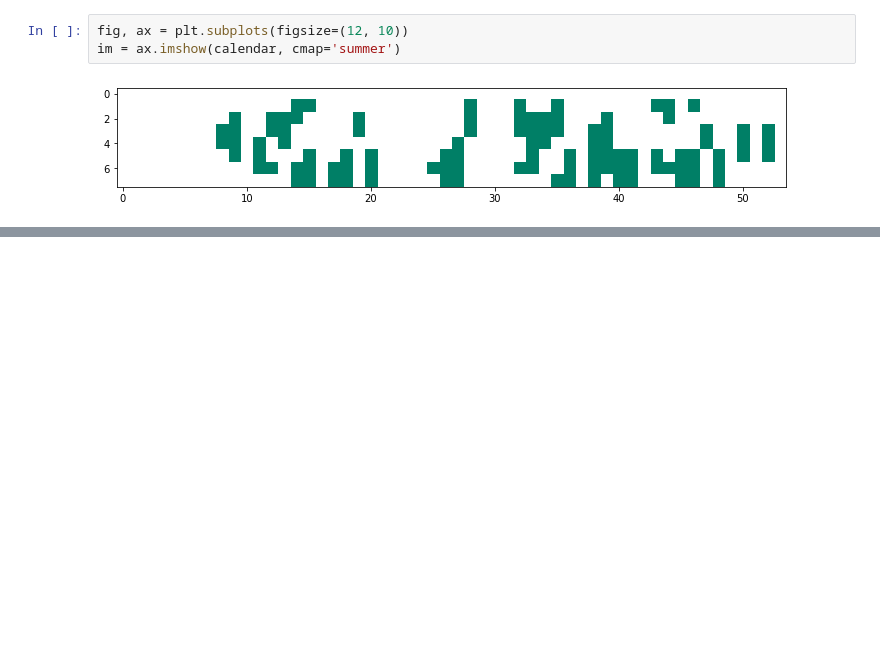
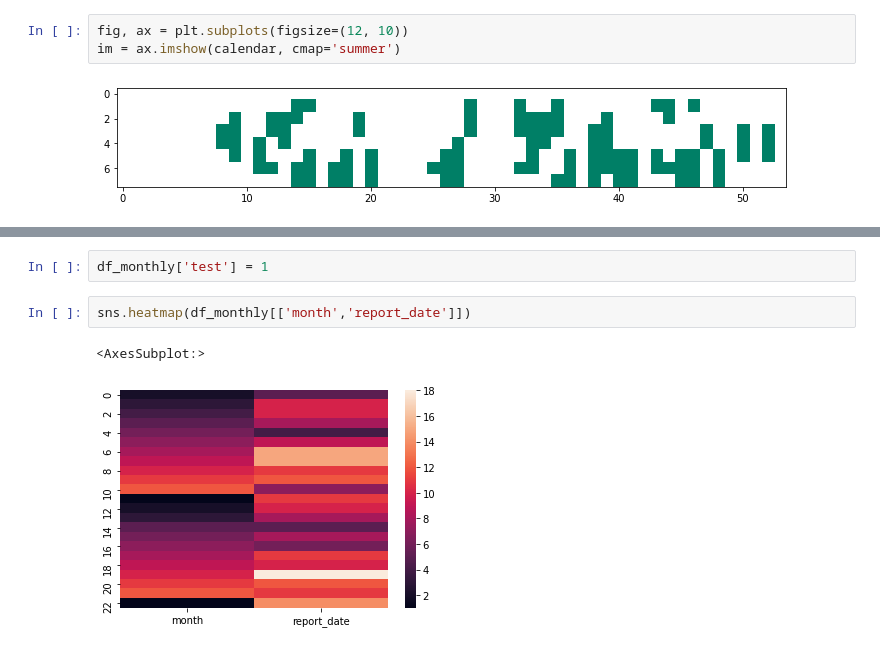
Before and after one commit to jinchao-chen/surf_report_analysis, a Jupyter notebook: data_visualization.ipynb, the cells around one changed output, grey strips where cells are left out. Drawn from its saved outputs; the diff is of its cells as text; blank space fills up the shorter version.

```diff
--- a/data_visualization.ipynb
+++ b/data_visualization.ipynb
@@ -83,0 +61,7 @@ def label_days(ax, dates, i, j, calendar):
+# %%
+df_monthly['test'] = 1
+# %%
+sns.heatmap(df_monthly[['month','report_date']])
+# %% [output]
+<AxesSubplot:>
+[figure, added]
```
Also changed, not shown: parts of 18 cells of this notebook.
